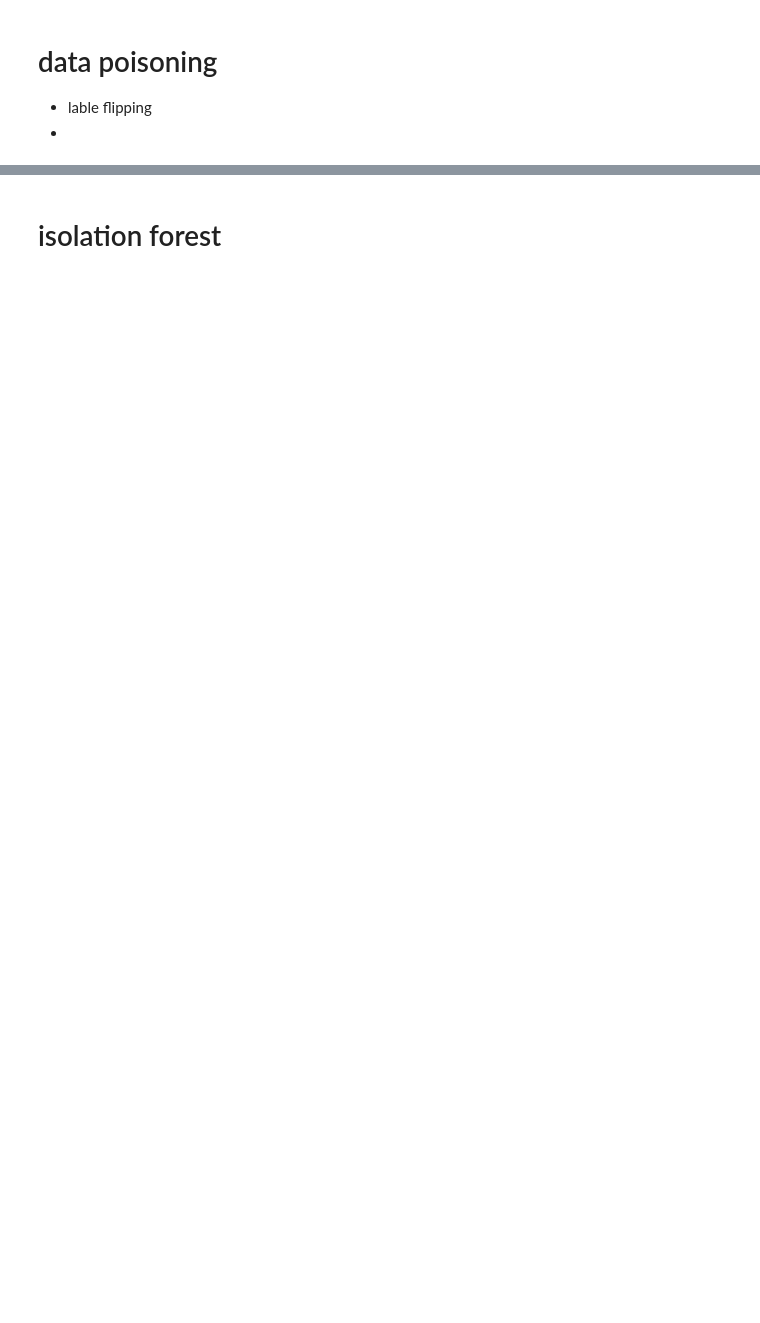
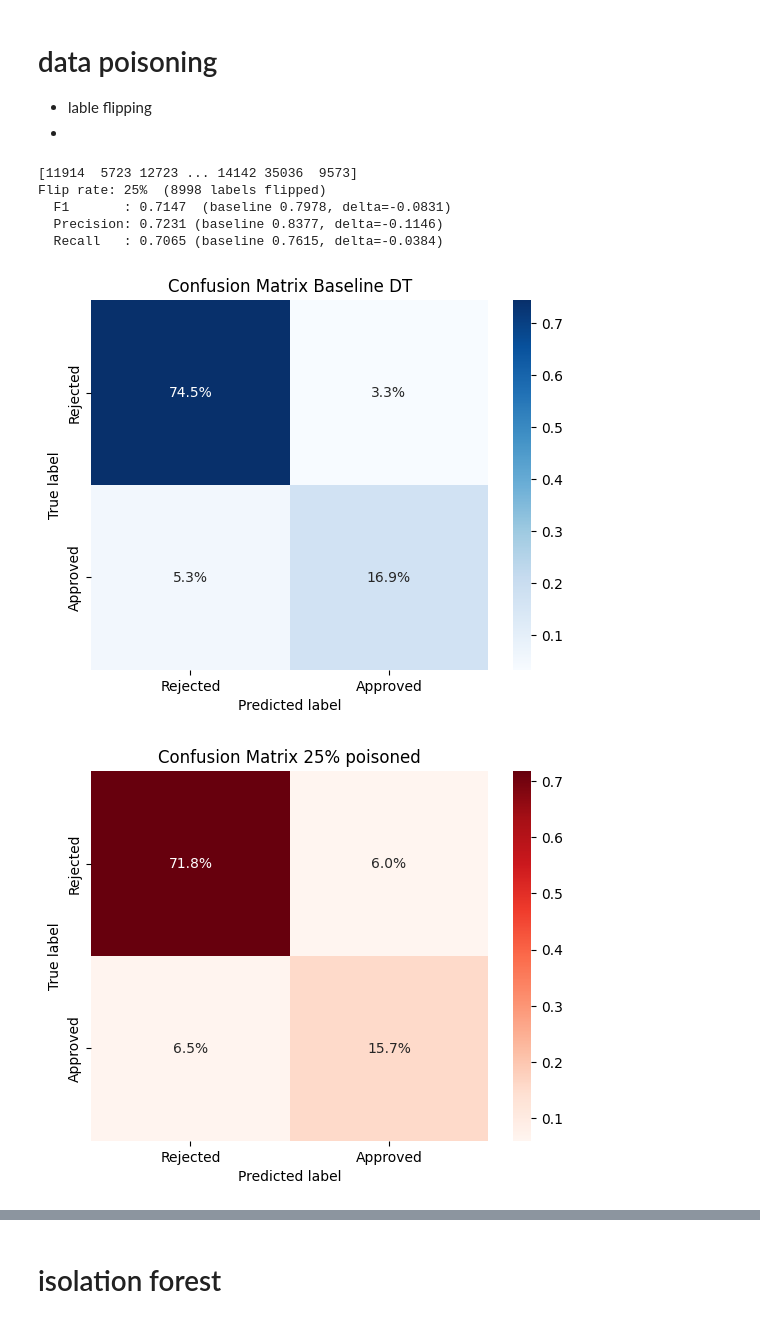
Before and after one commit to jeetpuro/adv-ML-project, a Jupyter notebook: project.ipynb, the cells around one changed output, grey strips where cells are left out. Cells and saved outputs as stored; diff of their text form; code cells hidden in the pictures; blank space fills up the shorter version.

```diff
--- a/project.ipynb
+++ b/project.ipynb
@@ -346,7 +666,7 @@ shap_values
 - lable flipping
 -
 # %%
-def label_flipping_attack(X_tr, y_tr, flip_pct, seed=42):
+def label_flipping_attack(y_tr, flip_pct, seed=42):
     """Flip a percentage of training labels at random."""
     rng = np.random.RandomState(seed)
     y_poisoned = y_tr.copy()
@@ -355,57 +675,66 @@ def label_flipping_attack(X_tr, y_tr, flip_pct, seed=42):
     y_poisoned.loc[flip_idx] = 1 - y_poisoned.loc[flip_idx]
     return y_poisoned, flip_idx
 # %%
-
-# flip_rates = [0.05, 0.10, 0.20, 0.70]
 flip_rates = [0.05, 0.10, 0.15, 0.20, 0.25]
 
 flip_results = {}
 
 for rate in flip_rates:
-    y_poisoned, flipped = label_flipping_attack(X_train, y_train, rate)
+    y_poisoned, flipped = label_flipping_attack(y_train, rate)
     orig_counts = y_train.loc[flipped].value_counts().to_dict()
 
     dt_poison = clone(tuned_dt) # tuned_dt is the model with the best parametes from gridCV
     dt_poison.fit(X_train, y_poisoned)
-    y_pred_p = dt_poison.predict(X_test)
+    y_pred_poison = dt_poison.predict(X_test)
 
-    poisoned_f1   = f1_score(y_test, y_pred_p)
-    poisoned_prec = precision_score(y_test, y_pred_p)
-    poisoned_rec  = recall_score(y_test, y_pred_p)
+    poisoned_f1   = f1_score(y_test, y_pred_poison)
+    poisoned_prec = precision_score(y_test, y_pred_poison)
+    poisoned_rec  = recall_score(y_test, y_pred_poison)
 
 
-    print(flipped) # sample index where we flipped label
 
     flip_results[rate] = {
         "n_flipped": len(flipped),
         "f1": round(poisoned_f1, 4),
         "precision": round(poisoned_prec, 4),
         "recall": round(poisoned_rec, 4),
-        "cm": confusion_matrix(y_test, y_pred_p),
+        "cm": confusion_matrix(y_test, y_pred_poison),
     }
 
-    print(f"Flip rate: {rate*100:.0f}%  ({len(flipped)} labels flipped)")
-    print(f"  F1       : {poisoned_f1:.4f}  (baseline {real_f1:.4f}, delta={poisoned_f1 - real_f1:+.4f})")
-    print(f"  Precision: {poisoned_prec:.4f} (baseline {real_prec:.4f}, delta={poisoned_prec - real_prec:+.4f})")
-    print(f"  Recall   : {poisoned_rec:.4f} (baseline {real_rec:.4f}, delta={poisoned_prec - real_rec:+.4f})\n")
+print(flipped) # index of the rows poisoned
+print(f"Flip rate: {rate*100:.0f}%  ({len(flipped)} labels flipped)")
+print(f"  F1       : {poisoned_f1:.4f}  (baseline {real_f1:.4f}, delta={poisoned_f1 - real_f1:+.4f})")
+print(f"  Precision: {poisoned_prec:.4f} (baseline {real_prec:.4f}, delta={poisoned_prec - real_prec:+.4f})")
+print(f"  Recall   : {poisoned_rec:.4f} (baseline {real_rec:.4f}, delta={poisoned_prec - real_rec:+.4f})\n")
+# %% [output]
+[11914  5723 12723 ... 14142 35036  9573]
+Flip rate: 25%  (8998 labels flipped)
+  F1       : 0.7147  (baseline 0.7978, delta=-0.0831)
+  Precision: 0.7231 (baseline 0.8377, delta=-0.1146)
+  Recall   : 0.7065 (baseline 0.7615, delta=-0.0384)
 # %%
-fig, axes = plt.subplots(1, len(flip_rates) + 1, figsize=(5 * (len(flip_rates) + 1), 4))
+sns.heatmap(cf_norm, annot=labels, fmt='', cmap='Blues', xticklabels=["Rejected", "Approved"], yticklabels=["Rejected", "Approved"])
+plt.xlabel("Predicted label")
+plt.ylabel("True label")
+plt.title("Confusion Matrix Baseline DT")
+plt.show()
 
-ConfusionMatrixDisplay.from_predictions(y_test, y_pred,
-    display_labels=["Rejected", "Approved"], cmap="Blues", ax=axes[0])
+#  confusion matrix for flip rate 25%
+cm_poisoned = confusion_matrix(y_test, y_pred_poison)
+cm_percent = cm_poisoned / cm_poisoned.sum() * 100  # Convert to percent of all samples
 
-for i, rate in enumerate(flip_rates):
-    cm = flip_results[rate]["cm"]
-    f1_drop = ((real_f1 - flip_results[rate]['f1']) / real_f1) * 100
-    prec_drop = ((real_prec - flip_results[rate]['precision']) / real_prec) * 100
-    ConfusionMatrixDisplay(cm, display_labels=["Rejected", "Approved"]).plot(
-        cmap="Reds", ax=axes[i + 1])
-    axes[i + 1].set_title(
-    f"Flip {rate*100:.0f}%\n"
-    f"F1={flip_results[rate]['f1']:.3f}  Prec={flip_results[rate]['precision']:.3f}  Rec={flip_results[rate]['recall']:.3f}"
-            f"F1={flip_results[rate]['f1']:.3f} (↓{f1_drop:.1f}%)\n"
-        f"Prec={flip_results[rate]['precision']:.3f} (↓{prec_drop:.1f}%)")
+cf_norm_poisoned = cm_poisoned.astype('float') / cm_poisoned.sum()
 
-plt.suptitle("Label Flipping - Confusion Matrices", fontsize=14, y=1.02)
-plt.tight_layout()
+# 2. Create annotation text with '%'
+labels_poisoned = (np.asarray(["{0:.1f}%".format(value*100)
+                    for value in cf_norm_poisoned.flatten()])).reshape(2,2)
+
+# 3. Plot
+sns.heatmap(cf_norm_poisoned, annot=labels_poisoned, fmt='', cmap='Reds', xticklabels=["Rejected", "Approved"], yticklabels=["Rejected", "Approved"])
+plt.xlabel("Predicted label")
+plt.ylabel("True label")
+plt.title("Confusion Matrix 25% poisoned")
 plt.show()
+# %% [output]
+[figure, added]
+[figure, added]
```
Also changed, not shown: parts of 75 cells of this notebook, 1 other file.
